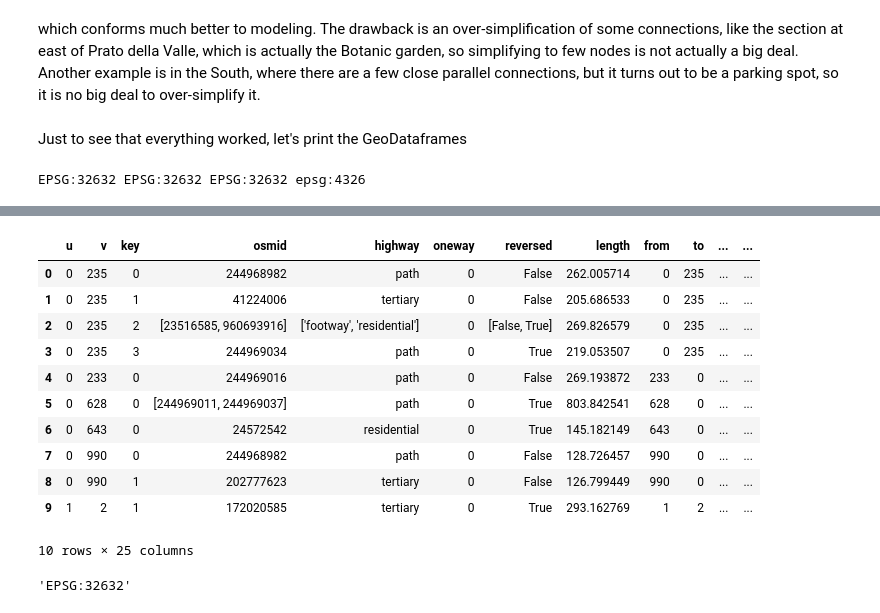
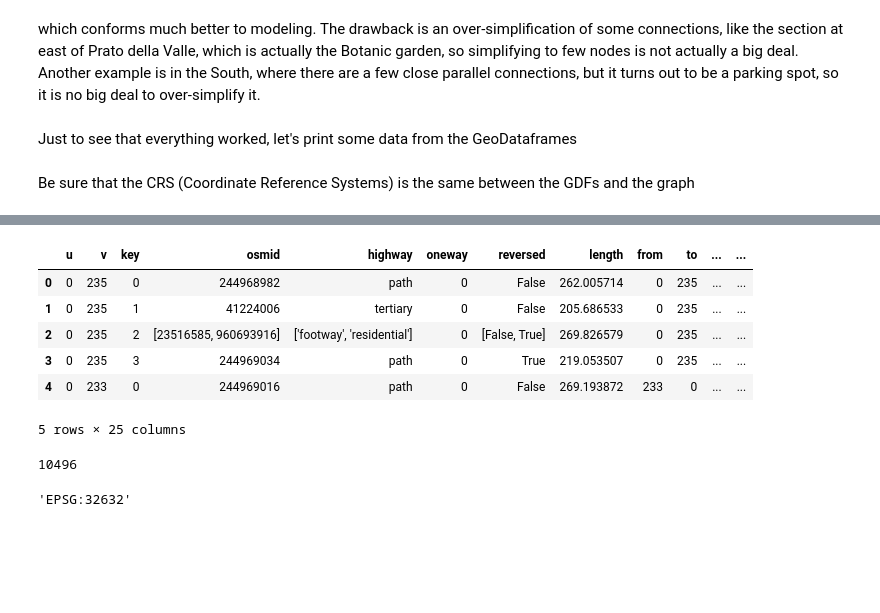
Before and after one commit to danielcharles0/LFN2324, a Jupyter notebook: SetupNearestNode.ipynb, the cells around one changed output, grey strips where cells are left out. Drawn from its saved outputs; the diff is of its cells as text; code cells hidden in the pictures; blank space fills up the shorter version.

Commit message:
refactoring of SetupNearestNode

```diff
--- a/SetupNearestNode.ipynb
+++ b/SetupNearestNode.ipynb
@@ -70,10 +65,9 @@ Another example is in the South, where there are a few close parallel connection
 # %%
 ox.save_graph_shapefile(G_padova_simplified, filepath='data/graph/', encoding='utf-8')
 # %% [markdown]
-Just to see that everything worked, let's print the GeoDataframes
+Just to see that everything worked, let's print some data from the GeoDataframes
 # %%
 nodes_gdf = gpd.read_file('data/graph/nodes.shp')
 edges_gdf = gpd.read_file('data/graph/edges.shp')
-print(nodes_gdf.crs, edges_gdf.crs, G_padova_simplified.graph['crs'], G_padova.graph['crs'])
-# %% [output]
-EPSG:32632 EPSG:32632 EPSG:32632 epsg:4326
+# %% [markdown]
+Be sure that the CRS (Coordinate Reference Systems) is the same between the GDFs and the graph
@@ -87,20 +83,19 @@ nodes_gdf.head()
 | 3 | 3 | [141542473, 5792497355, 708699141... | 726160.105869 | 5.032901e+06 | 0 | NaN | NaN | None | None | POINT (726160.106 5032900.781) |
 | 4 | 4 | [1113558376, 1101896841, 1101896807] | 725349.659264 | 5.032934e+06 | 0 | NaN | NaN | None | None | POINT (725349.659 5032934.463) |
 # %%
-edges_gdf.head(10)
+edges_gdf.head()
 # %% [output]
 |  | u | v | key | osmid | highway | oneway | reversed | length | from | to | ... | ... |
 | 0 | 0 | 235 | 0 | 244968982 | path | 0 | False | 262.005714 | 0 | 235 | ... | ... |
 | 1 | 0 | 235 | 1 | 41224006 | tertiary | 0 | False | 205.686533 | 0 | 235 | ... | ... |
 | 2 | 0 | 235 | 2 | [23516585, 960693916] | ['footway', 'residential'] | 0 | [False, True] | 269.826579 | 0 | 235 | ... | ... |
 | 3 | 0 | 235 | 3 | 244969034 | path | 0 | True | 219.053507 | 0 | 235 | ... | ... |
 | 4 | 0 | 233 | 0 | 244969016 | path | 0 | False | 269.193872 | 233 | 0 | ... | ... |
-| 5 | 0 | 628 | 0 | [244969011, 244969037] | path | 0 | True | 803.842541 | 628 | 0 | ... | ... |
-| 6 | 0 | 643 | 0 | 24572542 | residential | 0 | True | 145.182149 | 643 | 0 | ... | ... |
-| 7 | 0 | 990 | 0 | 244968982 | path | 0 | False | 128.726457 | 990 | 0 | ... | ... |
-| 8 | 0 | 990 | 1 | 202777623 | tertiary | 0 | False | 126.799449 | 990 | 0 | ... | ... |
-| 9 | 1 | 2 | 1 | 172020585 | tertiary | 0 | True | 293.162769 | 1 | 2 | ... | ... |
-10 rows × 25 columns
+5 rows × 25 columns
+# %%
+len(edges_gdf)
+# %% [output]
+10496
 # %%
 default_crs = str(G_padova_simplified.graph["crs"])
 default_crs
```
Also changed, not shown: parts of 8 cells of this notebook, 7 other files.
